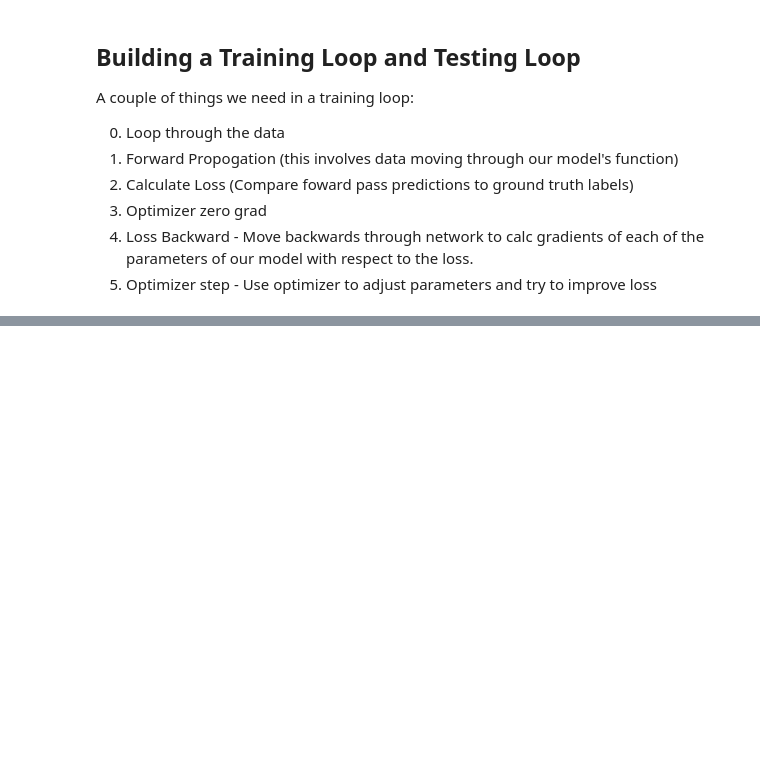
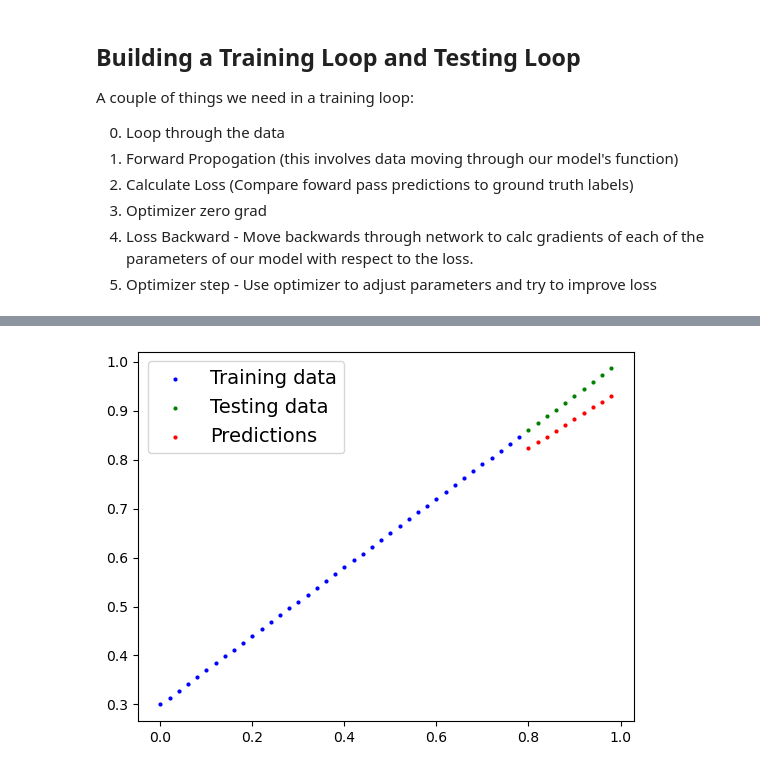
Before and after one commit to Sandeep20013/AI-Learning-Tracking, a Jupyter notebook: AI/Pytorch/01. Pytorch Workflow.ipynb, the cells around one changed output, grey strips where cells are left out. Saved outputs shown, nothing was run; the diff lists cells and outputs as text; code cells hidden in the pictures; blank space fills up the shorter version.

```diff
--- a/AI/Pytorch/01. Pytorch Workflow.ipynb
+++ b/AI/Pytorch/01. Pytorch Workflow.ipynb
@@ -246,0 +395,3 @@ for epoch in range(epochs):
+# %%
+torch.manual_seed(42)
+model = LinearRegression()
@@ -246,0 +413,26 @@ for epoch in range(epochs):
+# %%
+loss_fn = nn.MSELoss()
+optimizer = torch.optim.SGD(params= model.parameters(), lr = 0.01)
+epochs = 200
+# %%
+torch.manual_seed(42)
+# Put data on GPU
+X_train = X_train.to(device)
+y_train = y_train.to(device)
+X_test = X_test.to(device)
+y_test = y_test.to(device)
+for epoch in range(epochs):
+    model.train()
+
+    y_pred = model(X_train)
+    loss = loss_fn(y_pred, y_train)
+    optimizer.zero_grad()
+    loss.backward()
+    optimizer.step()
+    model.eval()
+    with torch.inference_mode():
+        test_preds = model(X_test)
+        test_loss = loss_fn(test_preds, y_test)
+# Print
+    if epoch % 10 == 0:
+        print(f"Epoch: {epoch} | Loss: {loss} | Test Loss: {test_loss}")
@@ -246,0 +469,5 @@ for epoch in range(epochs):
+# %%
+model.eval()
+with torch.inference_mode():
+    y_preds = model(X_test)
+y_preds
@@ -246,0 +485,4 @@ for epoch in range(epochs):
+# %%
+plot_predictions(predictions=y_preds.cpu())
+# %% [output]
+[figure, added]
```
Also changed, not shown: parts of 26 cells of this notebook.
